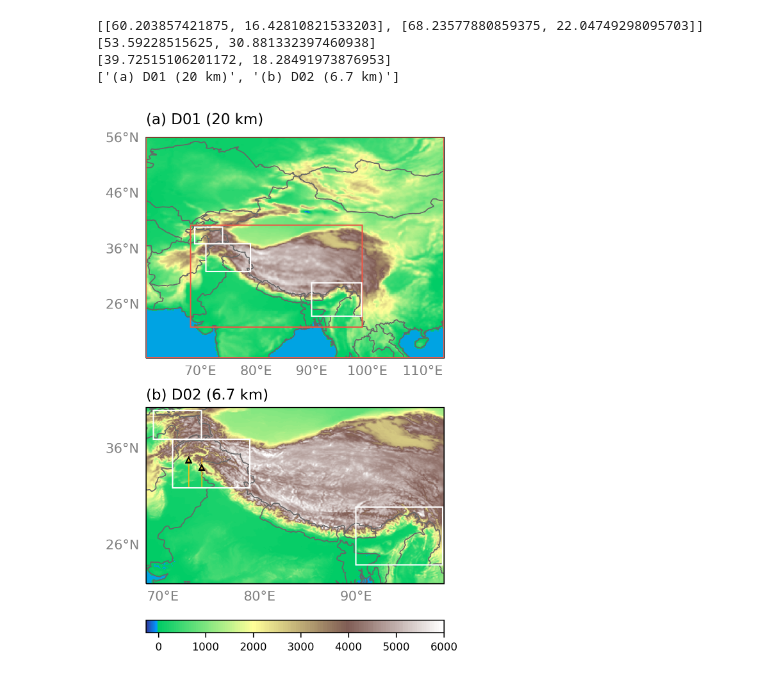
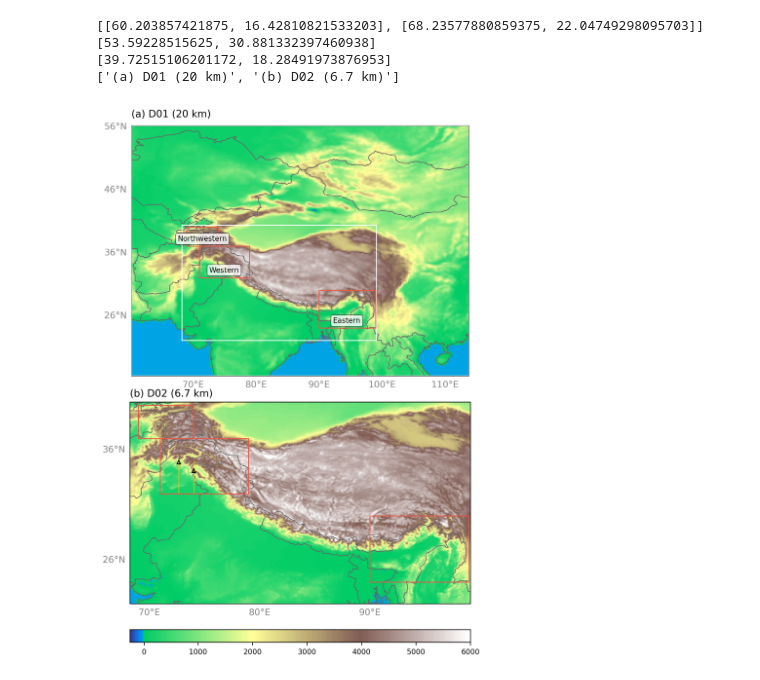
Before and after one commit to dlnash/HMA_AR_freezing_level, a Jupyter notebook: analysis/fig01_norris_wrf_geogrid.ipynb, the cells around one changed output. Drawn from its saved outputs; the diff is of its cells as text; code cells hidden in the pictures.

Commit message:
clean up scripts, minor changes to figures

```diff
--- a/analysis/fig01_norris_wrf_geogrid.ipynb
+++ b/analysis/fig01_norris_wrf_geogrid.ipynb
@@ -153,11 +153,10 @@ ext1 = [69, 74, 37, 40] # Northwestern precip anomalies
 ext2 = [71, 79, 32, 37] # Western precip anomalies
 ext3 = [90, 99, 24, 30] # Eastern precip anomalies
 domains = [ext1, ext2, ext3]
-
-# # subregion info for karakoram anomaly analysis
-# ext1 = [70, 80, 34, 38] # Karakoram region
-# ext2 = [78, 88, 26, 30] # Central Himalaya region
-# domains = [ext1, ext2]
+# info for subregion labels
+lbl1 = ['Northwestern', 'Western', 'Eastern']
+lbl_align = ['center', 'left', 'left']
+xplus = [0.9, 0, 0.65]
 
 # domain extent info
 # [xmin, ymin]
@@ -230,7 +229,7 @@ divnorm = mcolors.TwoSlopeNorm(vmin=-250., vcenter=1, vmax=6000)
 ['(a) D01 (20 km)', '(b) D02 (6.7 km)']
 # %%
 # Create figure
-fig = plt.figure(figsize=(4, 7))
+fig = plt.figure(figsize=(6.75, 10.5))
 fig.dpi = 300
 fname = path_to_figs + 'wrf_geogrid_norris'
 fmt = 'png'
@@ -266,60 +265,63 @@ for k in range(nrows-1):
     if k == 0:
         # add inner domain extents
         add_subregion_boxes(ax=ax, subregion_xy=sr_xy, width=sr_width,
-                            height=sr_height, ecolor='#EF5645', datacrs=datacrs)
+                            height=sr_height, ecolor='white', datacrs=datacrs)
 
         # add subregions
         add_subregion_boxes(ax=ax, subregion_xy=sr_xy2, width=sr_width2,
-                            height=sr_height2, ecolor='white', datacrs=datacrs)
+                            height=sr_height2, ecolor='#EF5645', datacrs=datacrs)
 
-        # # add zonal lines
-        # line_lst = [Line2, Line3]
-        # for i, line in enumerate(line_lst):
-        #     ax.plot([line[1], line[3]],
-        #                 [line[0], line[2]], color='#EF5645',
-        #                 transform=datacrs, linewidth=0.75, zorder=3)
+        ## Plot the labels for the subregions
+        # need this to fix annotate transform
+        transform = datacrs._as_mpl_transform(ax)
 
+        # zip joins x and y coordinates in pairs
+        for xy,z,ha,xpls in zip(sr_xy2, lbl1, lbl_align, xplus):
 
-        # if arname == 'feb2010':
-        #     # add landslide points
-        #     landslide_pts = [[73.7526, 34.0049], [75.8011, 33.1595], [72.6625, 34.8733]]
-        #     for i, pt in enumerate(landslide_pts):
-        #         ax.plot(pt[0], pt[1], alpha=0.7, marker='D', mec='k', mfc='#efa91b', markersize=8, transform=mapcrs)
+            ax.annotate(z, # this is the text
+                       (xy[0]+xpls,xy[1]), # these are the coordinates to position the label
+                        textcoords="offset points", # how to position the text
+                        xytext=(11,6), # distance from text to points (x,y)
+                        ha=ha, # horizontal alignment can be left, right or center
+                        bbox=dict(boxstyle="round,pad=0.3", fc="white", ec="k", lw=0.5, alpha=0.8),
+                        xycoords=transform,
+                        zorder=102,
+                        fontsize=8)
 
     if k == 1:
         # add subregions
         add_subregion_boxes(ax=ax, subregion_xy=sr_xy2, width=sr_width2,
-                            height=sr_height2, ecolor='white', datacrs=datacrs)
+                            height=sr_height2, ecolor='#EF5645', datacrs=datacrs)
 
         # add meridional lines
         for i, line in enumerate(newline):
             ax.plot([line[1], line[3]],
                         [line[0], line[2]], color='#FEBC11',
                         transform=datacrs, linewidth=0.75, zorder=3)
 
 
         # add intersection points
         for i, pt in enumerate(ptlst):
             ax.plot(pt[0], pt[1], marker='^', ms=4, mec='k', mfc="None", transform=mapcrs, zorder=101)
 
 
     # add domain labels
     ax.set_title(dom_lbl[k], loc='left', fontsize=11)
 #     for i in range(len(dom_lbl)):
 #         ax.annotate(dom_lbl[i], lbl_loc[i], xycoords='data', fontsize=8.,
 #                     backgroundcolor='white')
 
 
 
 
 # Colorbar (single)
 cbax = plt.subplot(gs[-1,0]) # colorbar axis
 cb = Colorbar(ax=cbax, mappable=pcm, orientation='horizontal', ticklocation='bottom')
 cb.ax.tick_params(labelsize=8)
 
 fig.savefig('%s.%s' %(fname, fmt), bbox_inches='tight', dpi=fig.dpi)
 
 # Show
 plt.show()
 # %% [output]
-[figure, old version]
+[figure, new version]
```
Also changed, not shown: 45 other files.
